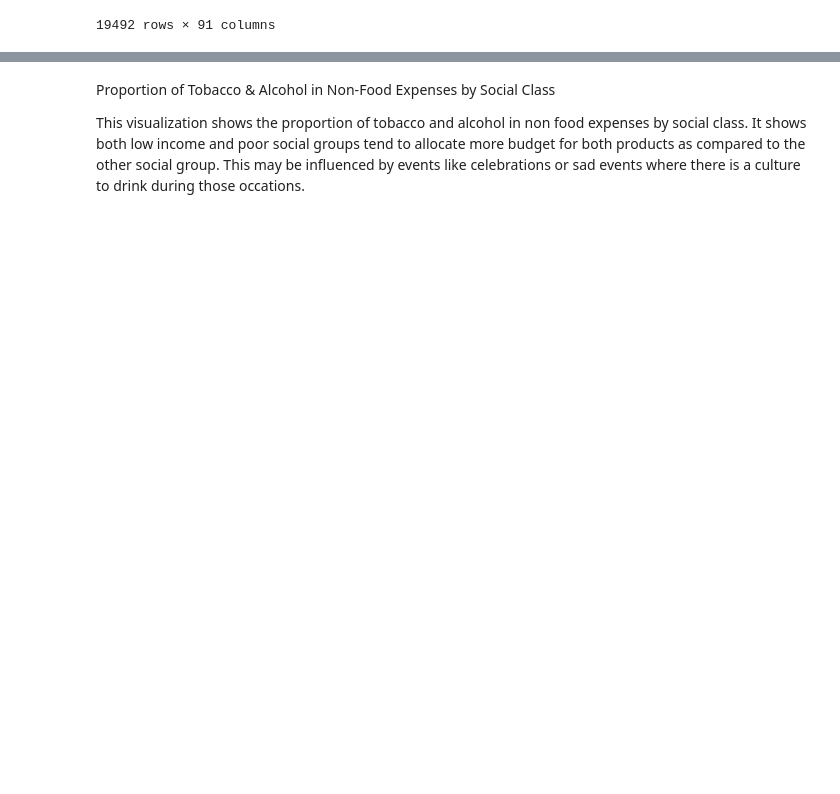
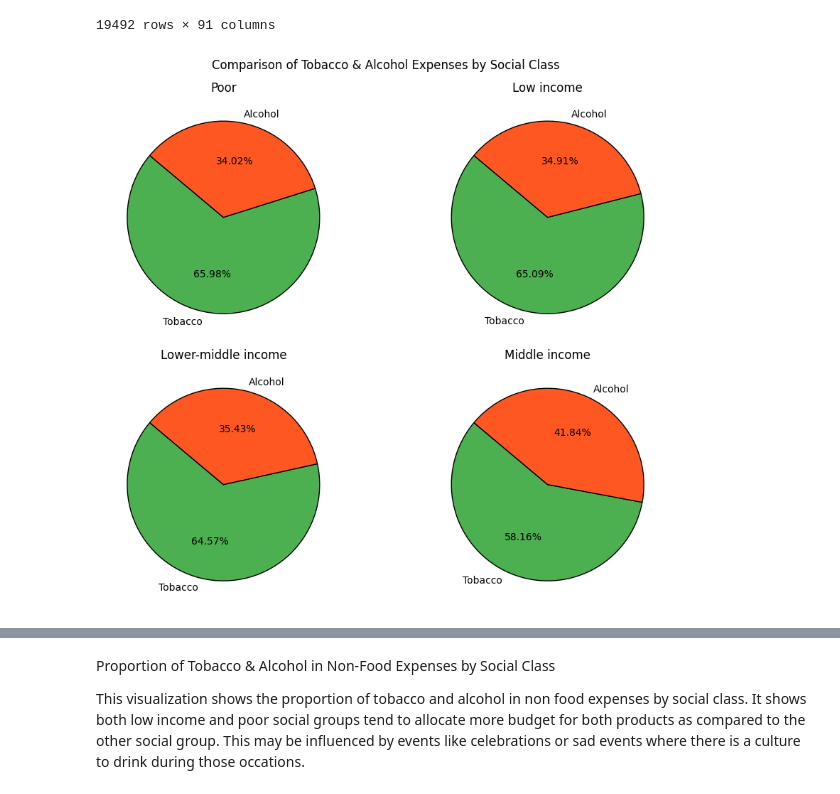
Before and after one commit to JoshuaEntrata/Data-Mining-Prelims-Project, a Jupyter notebook: notebooks/eda/alcohol_tobacco.ipynb, the cells around one changed output, grey strips where cells are left out. Saved outputs shown, nothing was run; the diff lists cells and outputs as text; code cells hidden in the pictures; blank space fills up the shorter version.

```diff
--- a/notebooks/eda/alcohol_tobacco.ipynb
+++ b/notebooks/eda/alcohol_tobacco.ipynb
@@ -46,0 +54,34 @@ final_fies
+# %%
+# Group data by social class and calculate percentages for Tobacco and Alcohol
+percentage_data = final_fies.groupby('SOCIAL_CLASS', observed=False).apply(
+    lambda x: [
+        ((x['TOBACCO']) / x['NFOOD']).mean() * 100,
+        ((x['ALCOHOL']) / x['NFOOD']).mean() * 100
+    ],
+    include_groups=False  # Excludes grouping column from the data
+)
+
+# Extract labels and data
+social_classes = percentage_data.index
+values = percentage_data.values
+
+# Create multiple pie charts in a grid layout
+plt.figure(figsize=(10, 8))
+
+for i, (label, value) in enumerate(zip(social_classes, values), 1):
+    plt.subplot(2, 2, i)  # Adjust grid size if needed
+    plt.pie(
+        value,
+        labels=['Tobacco', 'Alcohol'],
+        autopct='%.2f%%',
+        colors=['#4CAF50', '#FF5722'],
+        startangle=140,
+        wedgeprops={'edgecolor': 'black'}
+    )
+    plt.title(f'{label}')
+
+plt.suptitle('Comparison of Tobacco & Alcohol Expenses by Social Class')
+plt.tight_layout()
+plt.show()
+# %% [output]
+[figure, added]
```
Also changed, not shown: parts of 3 cells of this notebook.
